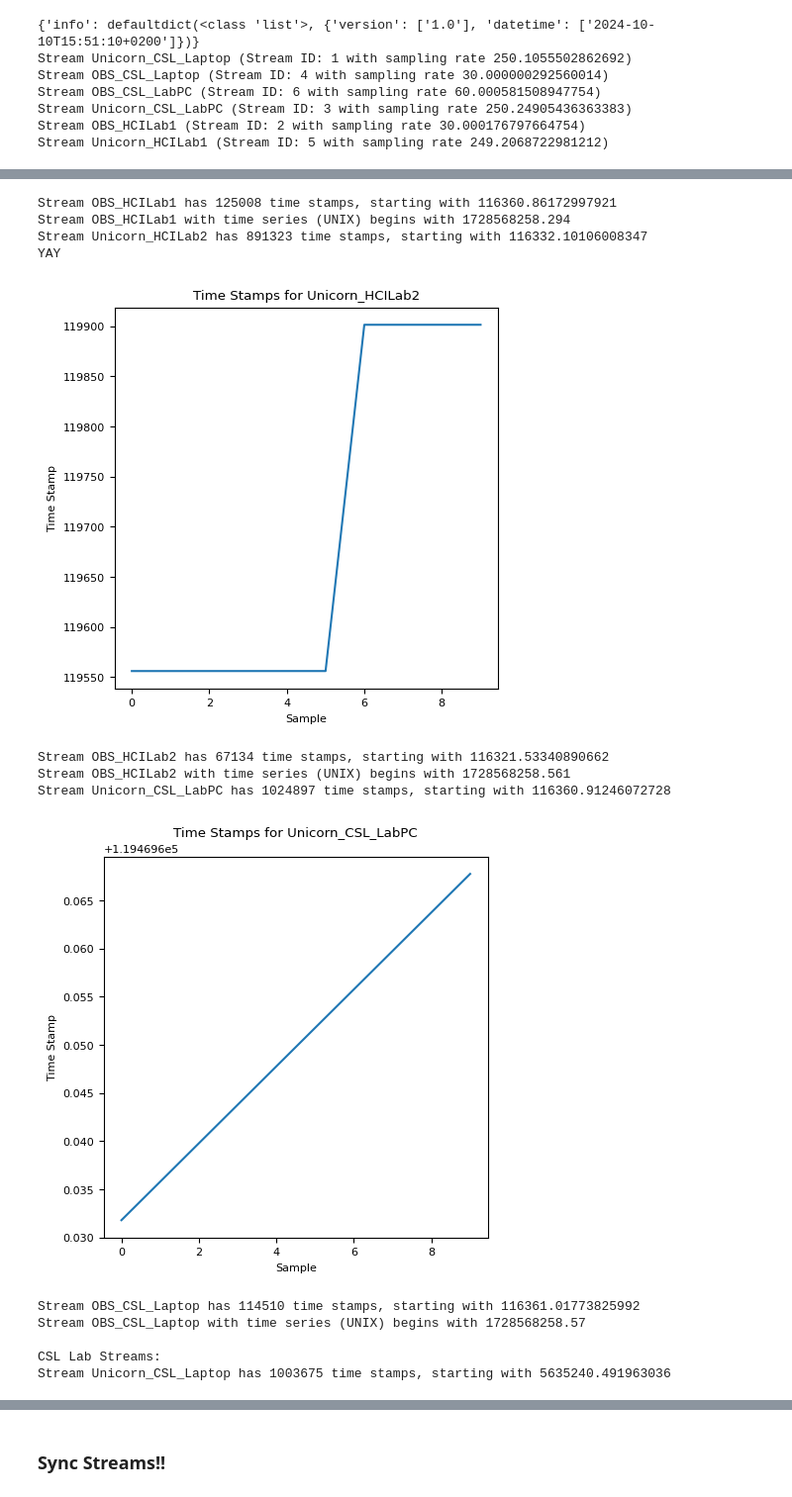
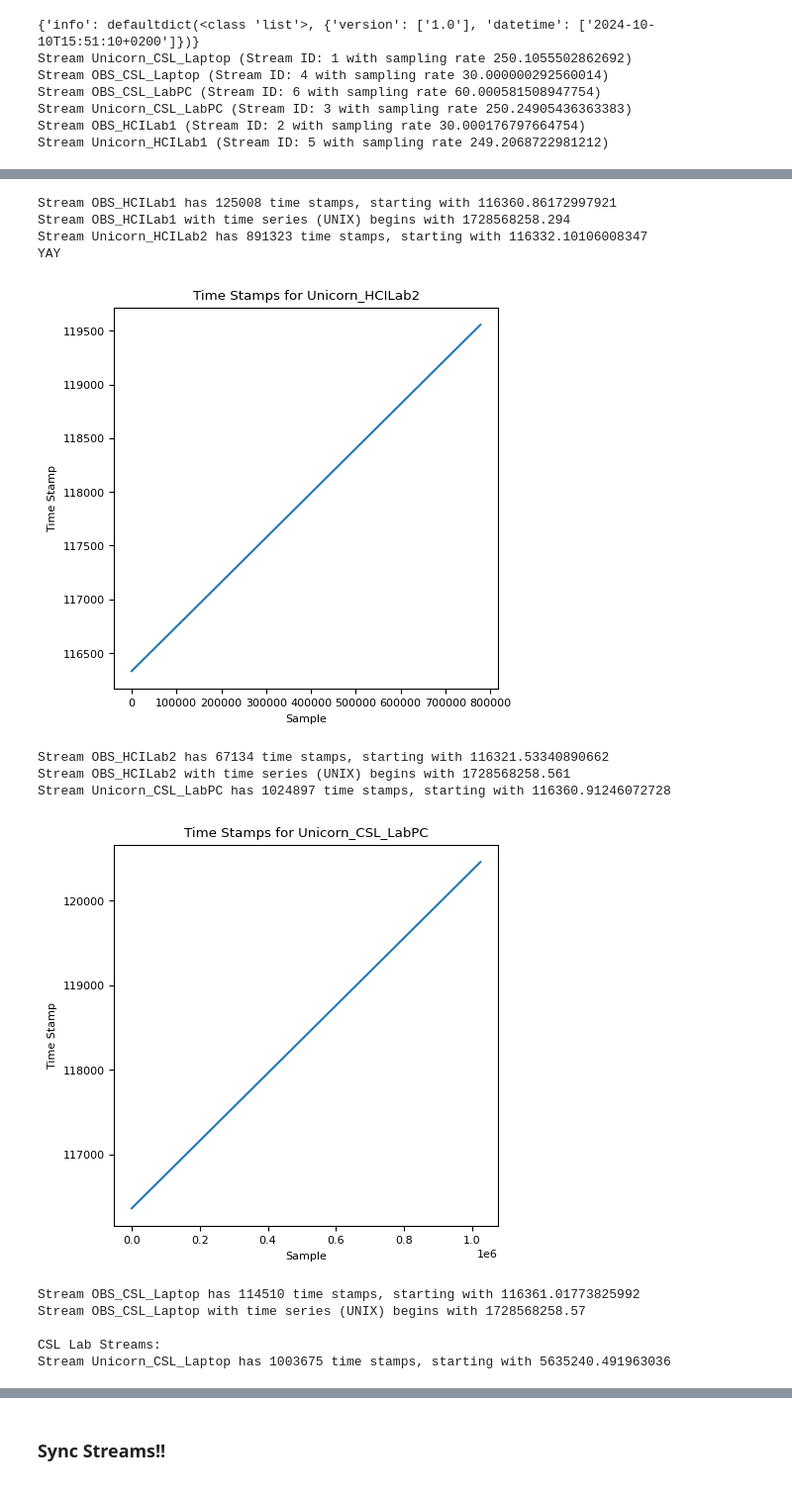
Before and after one commit to henro25/EEG-sync, a Jupyter notebook: Group 4/sync_to_actual_task/sync_eegs_to_actual_task_4.ipynb, the cells around one changed output, grey strips where cells are left out. Shown at 99% size. Cells and saved outputs as stored; diff of their text form; code cells hidden in the pictures.

```diff
--- a/Group 4/sync_to_actual_task/sync_eegs_to_actual_task_4.ipynb
+++ b/Group 4/sync_to_actual_task/sync_eegs_to_actual_task_4.ipynb
@@ -61,12 +61,13 @@ def examine_timestamps_length(xdf_path):
                 if time_stamps[i] == time_stamps[i + 1]:
                     print(f"Time stamp {time_stamps[i]} is repeated at index {i}")
                     break
+            time_stamps = time_stamps[:777955]
 
         if "Unicorn" in stream_name:
             # plot the time stamps
             plt.rc('font', size=8)
             plt.figure(figsize=(5, 5))
-            plt.plot(time_stamps[777950: 777950 + 10])
+            plt.plot(time_stamps)
             plt.xlabel('Sample')
             plt.ylabel('Time Stamp')
             plt.title(f"Time Stamps for {stream_name}")
@@ -87,12 +88,12 @@ Stream Unicorn_HCILab1 has 1038687 time stamps, starting with 116357.09399525668
 Stream OBS_HCILab1 has 125008 time stamps, starting with 116360.86172997921
 Stream OBS_HCILab1 with time series (UNIX) begins with 1728568258.294
 Stream Unicorn_HCILab2 has 891323 time stamps, starting with 116332.10106008347
 YAY
-[figure, old version]
+[figure, new version]
 Stream OBS_HCILab2 has 67134 time stamps, starting with 116321.53340890662
 Stream OBS_HCILab2 with time series (UNIX) begins with 1728568258.561
 Stream Unicorn_CSL_LabPC has 1024897 time stamps, starting with 116360.91246072728
-[figure, old version]
+[figure, new version]
 Stream OBS_CSL_Laptop has 114510 time stamps, starting with 116361.01773825992
 Stream OBS_CSL_Laptop with time series (UNIX) begins with 1728568258.57
 
```
Also changed, not shown: parts of 3 cells of this notebook, 34 other files.
